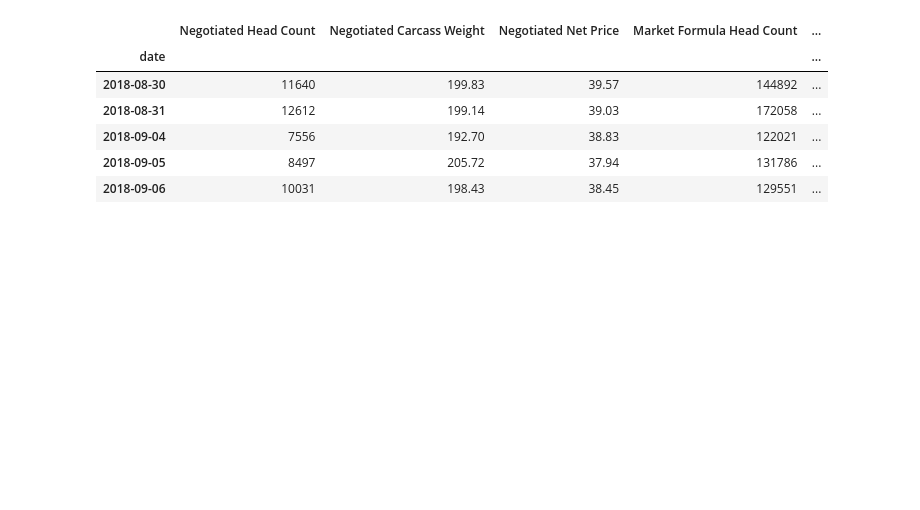
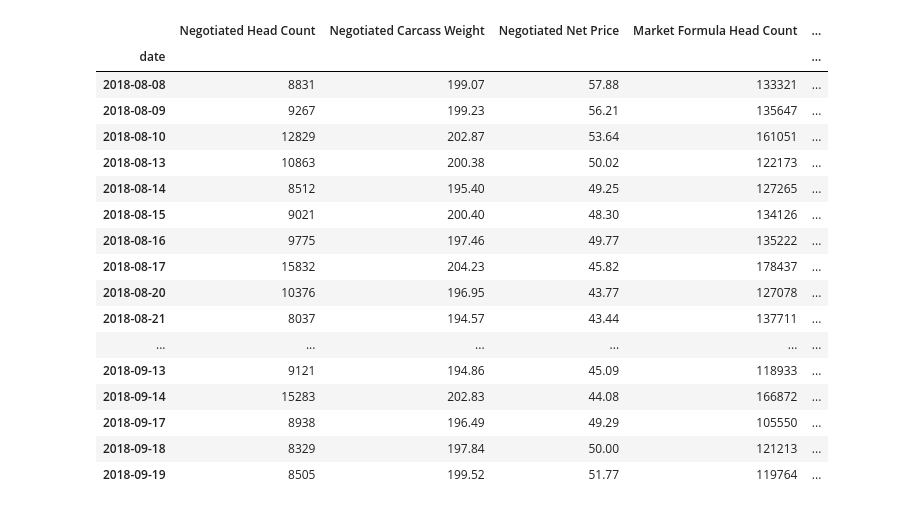
Before and after one commit to kirkedev/mpr, a Jupyter notebook: 0_exploration.ipynb, the cells around one changed output. Drawn from its saved outputs; the diff is of its cells as text; code cells hidden in the pictures; blank space fills up the shorter version.

```diff
--- a/0_exploration.ipynb
+++ b/0_exploration.ipynb
@@ -11,16 +11,27 @@ cash_prices = get_cash_prices(days=60)
 # %%
 import pandas as pd
 pd.options.display.float_format = '{:,.2f}'.format
 
-cash_prices.tail()
+cash_prices.tail(30)
 # %% [output]
 |  | Negotiated Head Count | Negotiated Carcass Weight | Negotiated Net Price | Market Formula Head Count | ... |
 | date |  |  |  |  | ... |
-| 2018-08-30 | 11640 | 199.83 | 39.57 | 144892 | ... |
-| 2018-08-31 | 12612 | 199.14 | 39.03 | 172058 | ... |
-| 2018-09-04 | 7556 | 192.70 | 38.83 | 122021 | ... |
-| 2018-09-05 | 8497 | 205.72 | 37.94 | 131786 | ... |
-| 2018-09-06 | 10031 | 198.43 | 38.45 | 129551 | ... |
+| 2018-08-08 | 8831 | 199.07 | 57.88 | 133321 | ... |
+| 2018-08-09 | 9267 | 199.23 | 56.21 | 135647 | ... |
+| 2018-08-10 | 12829 | 202.87 | 53.64 | 161051 | ... |
+| 2018-08-13 | 10863 | 200.38 | 50.02 | 122173 | ... |
+| 2018-08-14 | 8512 | 195.40 | 49.25 | 127265 | ... |
+| 2018-08-15 | 9021 | 200.40 | 48.30 | 134126 | ... |
+| 2018-08-16 | 9775 | 197.46 | 49.77 | 135222 | ... |
+| 2018-08-17 | 15832 | 204.23 | 45.82 | 178437 | ... |
+| 2018-08-20 | 10376 | 196.95 | 43.77 | 127078 | ... |
+| 2018-08-21 | 8037 | 194.57 | 43.44 | 137711 | ... |
+| ... | ... | ... | ... | ... | ... |
+| 2018-09-13 | 9121 | 194.86 | 45.09 | 118933 | ... |
+| 2018-09-14 | 15283 | 202.83 | 44.08 | 166872 | ... |
+| 2018-09-17 | 8938 | 196.49 | 49.29 | 105550 | ... |
+| 2018-09-18 | 8329 | 197.84 | 50.00 | 121213 | ... |
+| 2018-09-19 | 8505 | 199.52 | 51.77 | 119764 | ... |
 # %%
 # What was the CME Index for the last 10 days?
 cash_prices[['CME Index', 'Index Change']].tail(10)
```
Also changed, not shown: parts of 2 cells of this notebook.
